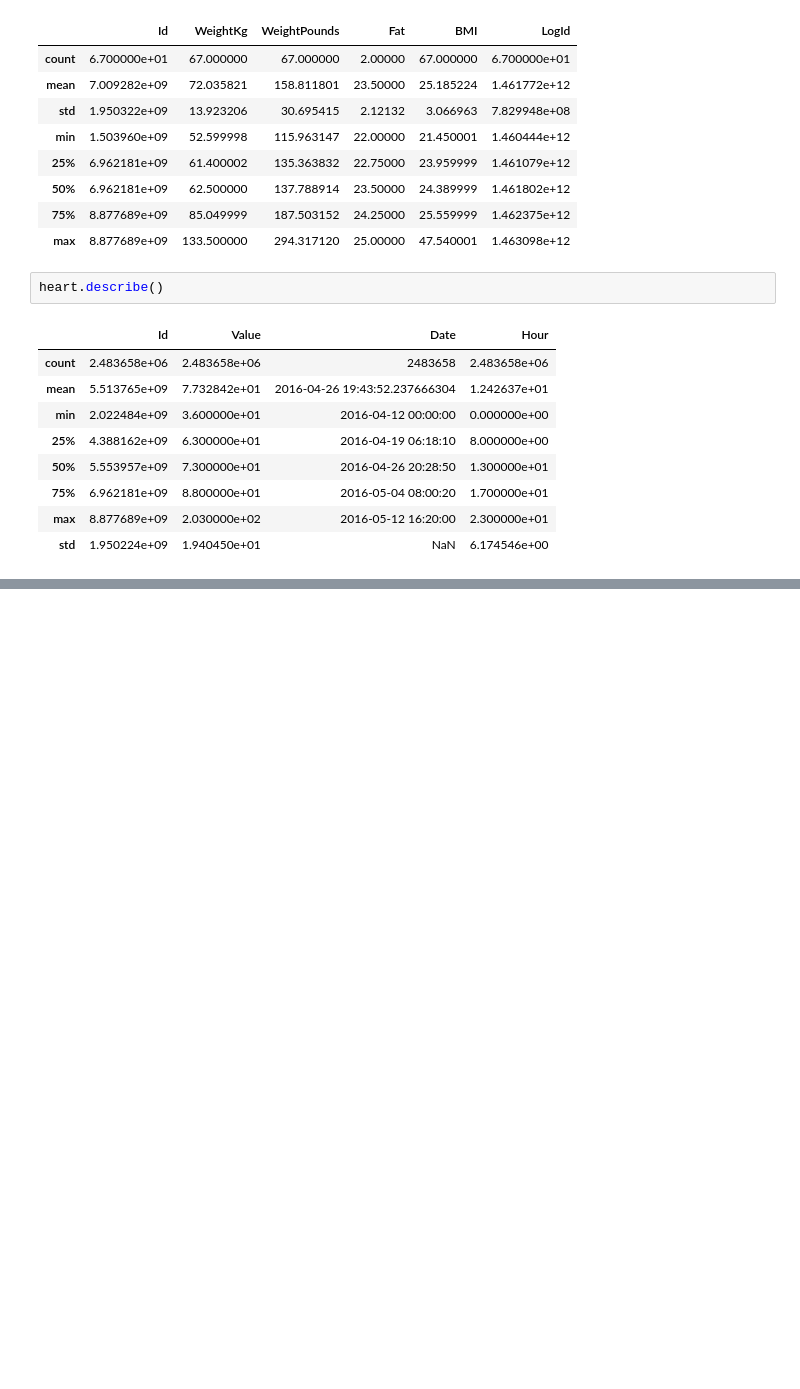
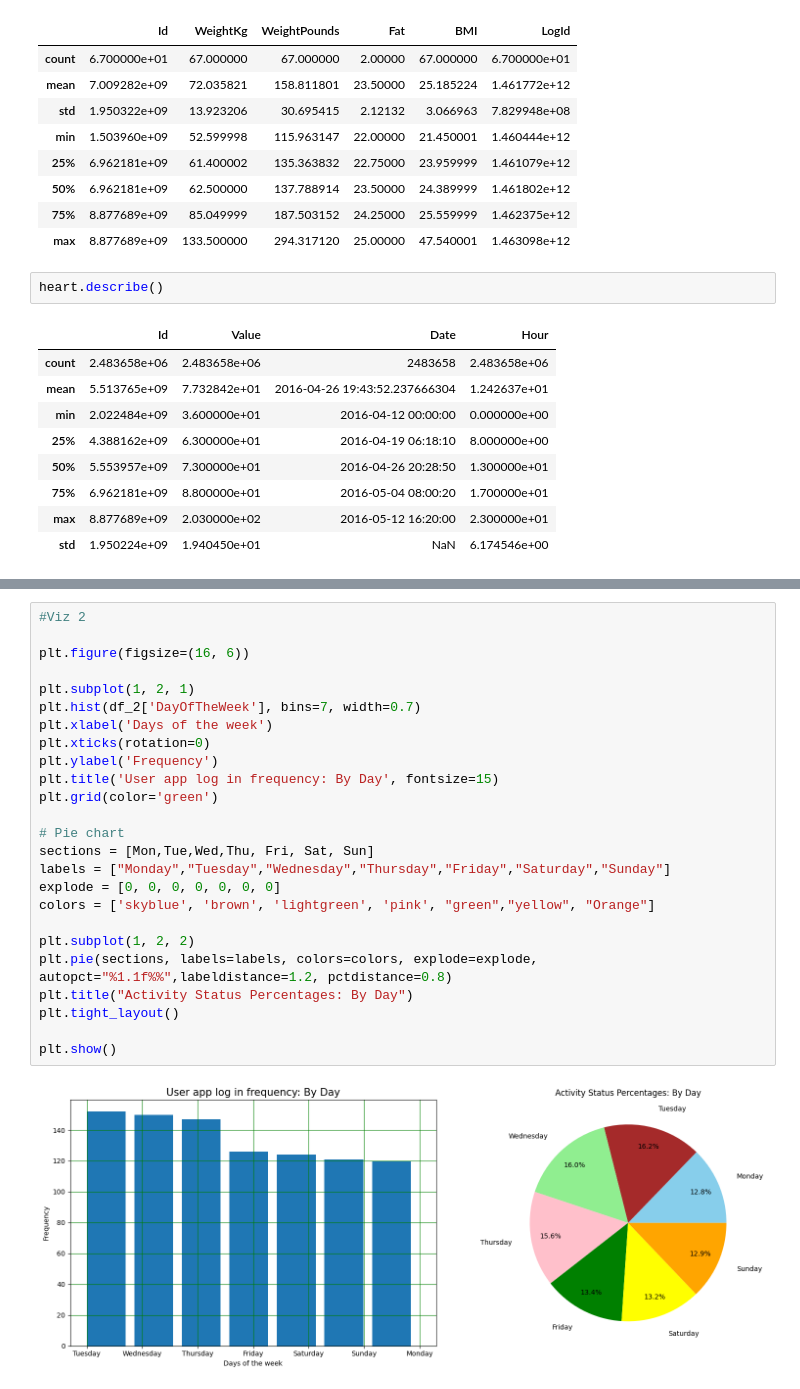
Before and after one commit to lyalldata/Data-Analysis-Portfolio, a Jupyter notebook: Python/BellaBeat/Bellabeat.ipynb, the cells around one changed output, grey strips where cells are left out. Saved outputs shown, nothing was run; the diff lists cells and outputs as text; blank space fills up the shorter version.

```diff
--- a/Python/BellaBeat/Bellabeat.ipynb
+++ b/Python/BellaBeat/Bellabeat.ipynb
@@ -636,0 +660,27 @@ heart.describe()
+# %%
+#Viz 2
+
+plt.figure(figsize=(16, 6))
+
+plt.subplot(1, 2, 1)
+plt.hist(df_2['DayOfTheWeek'], bins=7, width=0.7)
+plt.xlabel('Days of the week')
+plt.xticks(rotation=0)
+plt.ylabel('Frequency')
+plt.title('User app log in frequency: By Day', fontsize=15)
+plt.grid(color='green')
+
+# Pie chart
+sections = [Mon,Tue,Wed,Thu, Fri, Sat, Sun]
+labels = ["Monday","Tuesday","Wednesday","Thursday","Friday","Saturday","Sunday"]
+explode = [0, 0, 0, 0, 0, 0, 0]
+colors = ['skyblue', 'brown', 'lightgreen', 'pink', "green","yellow", "Orange"]
+
+plt.subplot(1, 2, 2)
+plt.pie(sections, labels=labels, colors=colors, explode=explode, autopct="%1.1f%%",labeldistance=1.2, pctdistance=0.8)
+plt.title("Activity Status Percentages: By Day")
+plt.tight_layout()
+
+plt.show()
+# %% [output]
+[figure, added]
```
Also changed, not shown: parts of 13 cells of this notebook.
